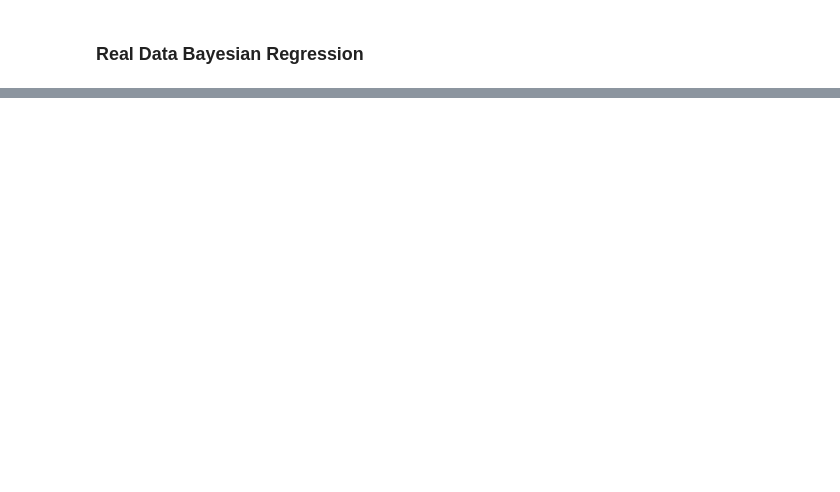
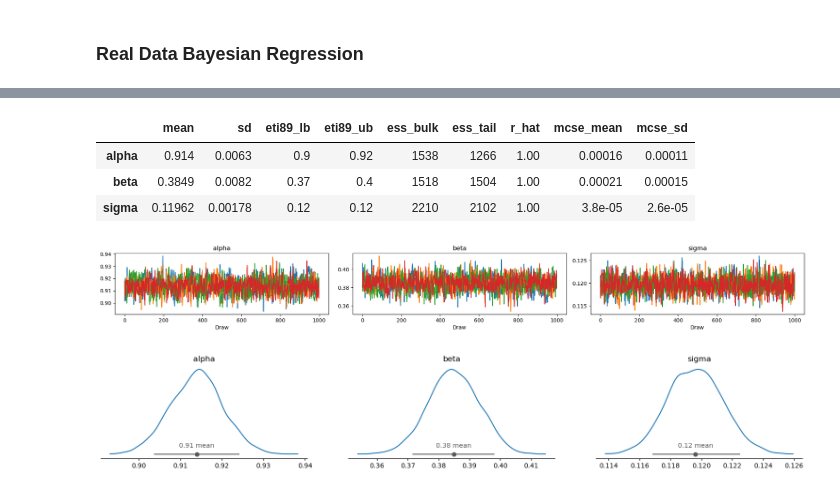
Before and after one commit to giacomoscanavini/quant_finance, a Jupyter notebook: python_for_finance/bayesian_regression.ipynb, the cells around one changed output, grey strips where cells are left out. Cells and saved outputs as stored; diff of their text form; code cells hidden in the pictures; blank space fills up the shorter version.

```diff
--- a/python_for_finance/bayesian_regression.ipynb
+++ b/python_for_finance/bayesian_regression.ipynb
@@ -149,0 +201,19 @@ plt.show()
+# %%
+with pm.Model() as model:
+    # Prior
+    alpha = pm.Normal('alpha', mu=0, sd=20)
+    beta = pm.Normal('beta', mu=0, sd=20)
+    sigma = pm.HalfNormal('sigma', mu=0, sd=20)
+
+    # Likelihood
+    mu = alpha + beta * data['GDX'].values
+    y_obs = pm.Normal("y", mu=mu, sigma=sigma, observed=data['GLD'].values)
+
+    # Sampling
+    trace = pm.sample(
+        draws=1000,
+        tune=1000,
+        chains=4,
+        target_accept=0.9,
+        random_seed=42
+    )
@@ -149,0 +227,27 @@ plt.show()
+# %%
+az.summary(
+    trace,
+    var_names=["alpha", "beta", "sigma"],
+)
+# %% [output]
+|  | mean | sd | eti89_lb | eti89_ub | ess_bulk | ess_tail | r_hat | mcse_mean | mcse_sd |
+| alpha | 0.914 | 0.0063 | 0.9 | 0.92 | 1538 | 1266 | 1.00 | 0.00016 | 0.00011 |
+| beta | 0.3849 | 0.0082 | 0.37 | 0.4 | 1518 | 1504 | 1.00 | 0.00021 | 0.00015 |
+| sigma | 0.11962 | 0.00178 | 0.12 | 0.12 | 2210 | 2102 | 1.00 | 3.8e-05 | 2.6e-05 |
+# %%
+az.plot_trace(
+    trace,
+    var_names=["alpha", "beta", "sigma"]
+)
+plt.tight_layout()
+plt.show()
+
+azp.plot_dist(
+    trace,
+    var_names=["alpha", "beta", "sigma"],
+    group="posterior"
+)
+plt.show()
+# %% [output]
+[figure, added]
+[figure, added]
```
Also changed, not shown: parts of 12 cells of this notebook.
